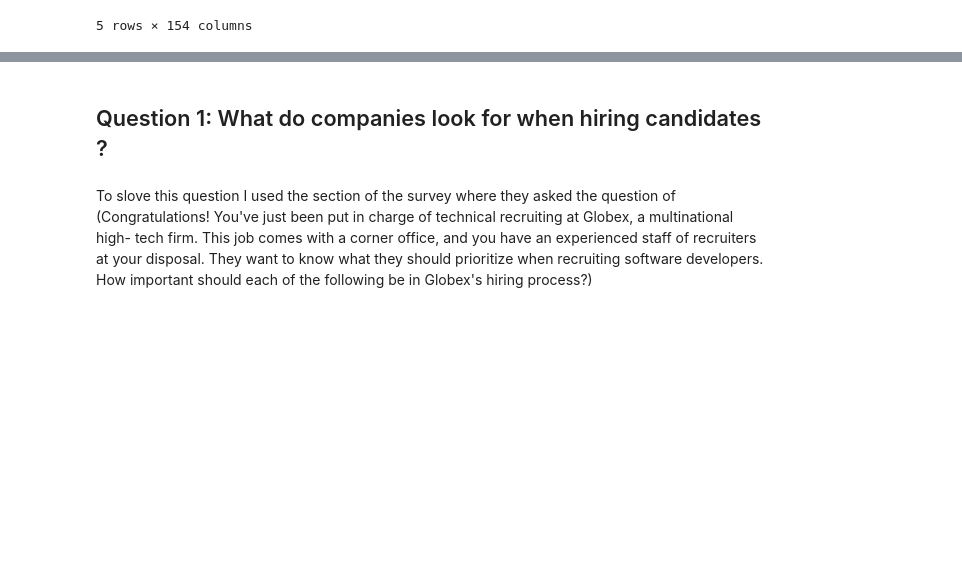
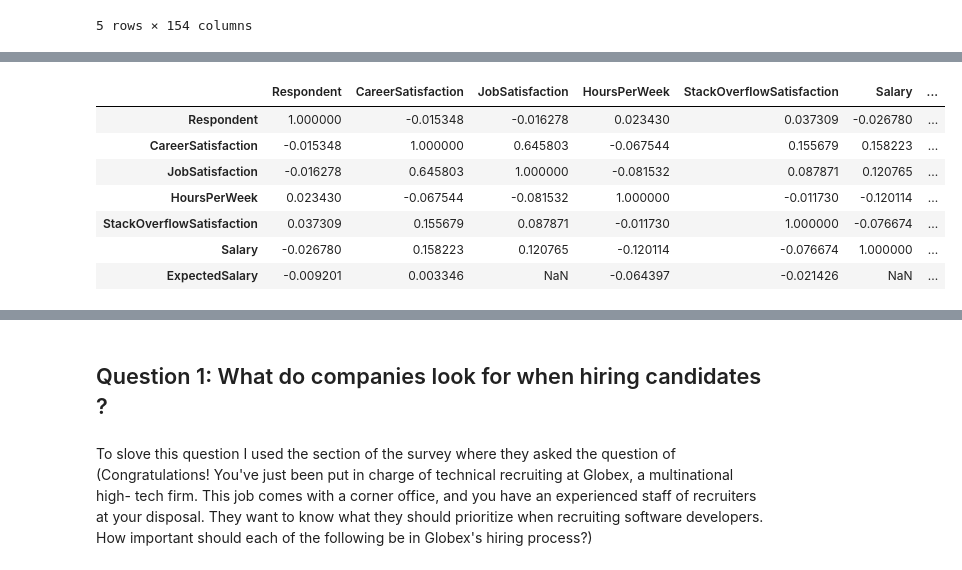
Before and after one commit to Hangzoed/Survey-analysis, a Jupyter notebook: Medium article .ipynb, the cells around one changed output, grey strips where cells are left out. Drawn from its saved outputs; the diff is of its cells as text; code cells hidden in the pictures; blank space fills up the shorter version.

```diff
--- a/Medium article .ipynb
+++ b/Medium article .ipynb
@@ -34,0 +88,12 @@ df.head()
+# %%
+# Correlation between numerical columns
+df.corr()
+# %% [output]
+|  | Respondent | CareerSatisfaction | JobSatisfaction | HoursPerWeek | StackOverflowSatisfaction | Salary | ... |
+| Respondent | 1.000000 | -0.015348 | -0.016278 | 0.023430 | 0.037309 | -0.026780 | ... |
+| CareerSatisfaction | -0.015348 | 1.000000 | 0.645803 | -0.067544 | 0.155679 | 0.158223 | ... |
+| JobSatisfaction | -0.016278 | 0.645803 | 1.000000 | -0.081532 | 0.087871 | 0.120765 | ... |
+| HoursPerWeek | 0.023430 | -0.067544 | -0.081532 | 1.000000 | -0.011730 | -0.120114 | ... |
+| StackOverflowSatisfaction | 0.037309 | 0.155679 | 0.087871 | -0.011730 | 1.000000 | -0.076674 | ... |
+| Salary | -0.026780 | 0.158223 | 0.120765 | -0.120114 | -0.076674 | 1.000000 | ... |
+| ExpectedSalary | -0.009201 | 0.003346 | NaN | -0.064397 | -0.021426 | NaN | ... |
```
Also changed, not shown: parts of 60 cells of this notebook.
